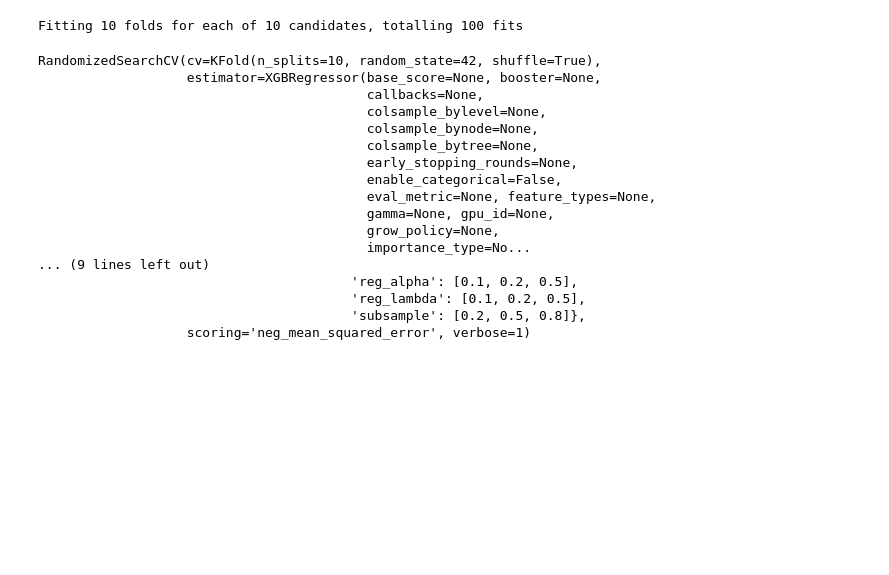
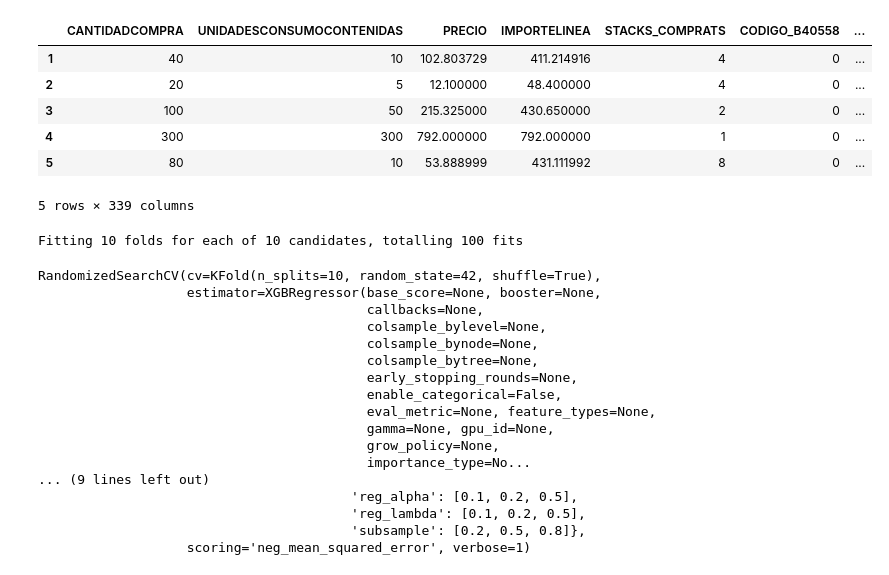
Before and after one commit to berniksuni/healthcare_purchase_plan_23, a Jupyter notebook: models/xgboost_grid.ipynb, the cells around one changed output. Cells and saved outputs as stored; diff of their text form; code cells hidden in the pictures; blank space fills up the shorter version.

```diff
--- a/models/xgboost_grid.ipynb
+++ b/models/xgboost_grid.ipynb
@@ -29,8 +30,15 @@ from utils import *
 # %%
 # load train data
+df = pd.read_excel('../data/consumo_material_clean.xlsx', parse_dates=['FECHAPEDIDO'])
 df_train = pd.read_csv('../data/consumo_no23.csv')
 df_test = pd.read_csv('../data/consumo_23.csv')
-df_train = preprocess_cosumo(df_train)
-df_test = preprocess_cosumo(df_test)
+
+df = preprocess_cosumo(df)
+df_train = df[df['FECHAPEDIDO']<dt.datetime(year=2023,month=1,day=1)]
+df_test = df[df['FECHAPEDIDO']>=dt.datetime(year=2023,month=1,day=1)]
+
+# df_train = df[df['']]
+# df_train = preprocess_cosumo(df_train)
+# df_test = preprocess_cosumo(df_test)
 # %% [output]
 asjfkjdsfljds
@@ -38,3 +57,13 @@ asjfkjdsfljds
+# %%
+df_train.head()
+# %% [output]
+|  | CANTIDADCOMPRA | UNIDADESCONSUMOCONTENIDAS | PRECIO | IMPORTELINEA | STACKS_COMPRATS | CODIGO_B40558 | ... |
+| 1 | 40 | 10 | 102.803729 | 411.214916 | 4 | 0 | ... |
+| 2 | 20 | 5 | 12.100000 | 48.400000 | 4 | 0 | ... |
+| 3 | 100 | 50 | 215.325000 | 430.650000 | 2 | 0 | ... |
+| 4 | 300 | 300 | 792.000000 | 792.000000 | 1 | 0 | ... |
+| 5 | 80 | 10 | 53.888999 | 431.111992 | 8 | 0 | ... |
+5 rows × 339 columns
 # %%
 # train_test_split
 X = df_train.drop(['STACKS_COMPRATS'], axis = 1)
```
Also changed, not shown: parts of 13 cells of this notebook.
